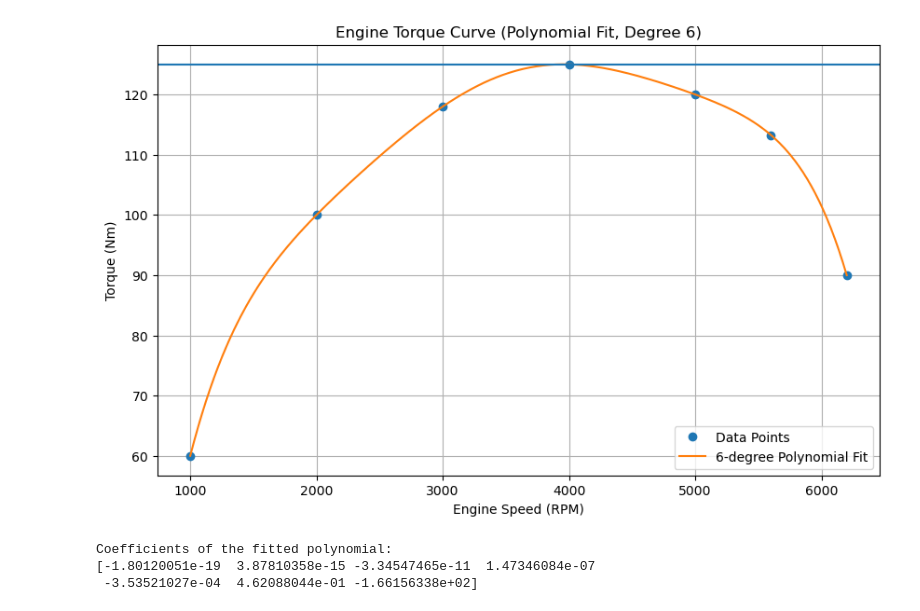
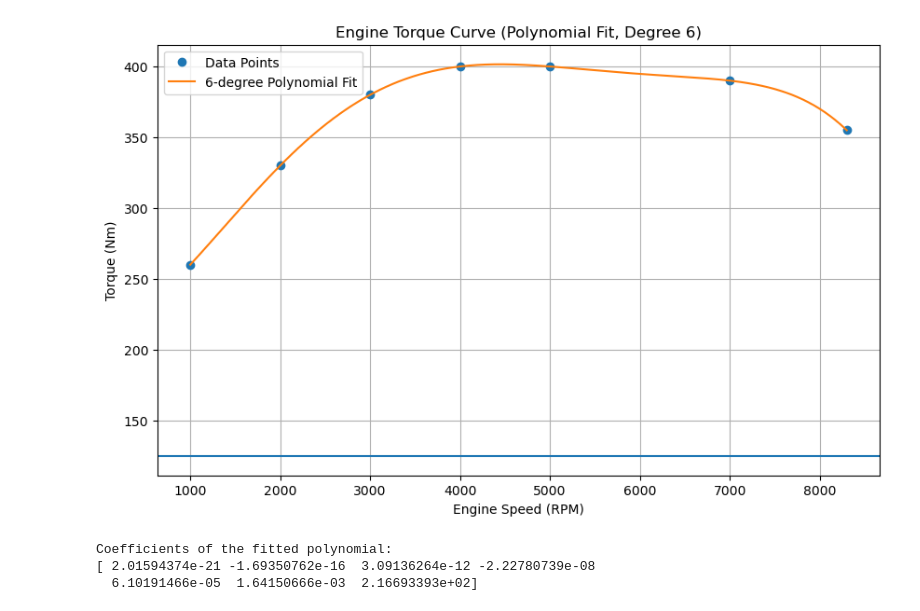
Before and after one commit to vougioukakis/car-acceleration-app, a Jupyter notebook: torque_curve_generator.ipynb, the cells around one changed output. Cells and saved outputs as stored; diff of their text form; code cells hidden in the pictures.

```diff
--- a/torque_curve_generator.ipynb
+++ b/torque_curve_generator.ipynb
@@ -8,46 +8,46 @@ import matplotlib.pyplot as plt
 
 # Given data points
 points = np.array([
-    [1000, 60],
-    [2000, 100],
-    [3000, 118],
-    [4000, 125],
-    [5000, 120],
-    [5600, 113.26],
-    [6200, 90],
+    [1000, 260],
+    [2000, 330],
+    [3000, 380],
+    [4000, 400],
+    [5000, 400],
+    [7000, 390],
+    [8300, 355],
 ])
 maxTq = 125
 rpm = points[:, 0]
 torque = points[:, 1]
 
 # Fit a 7th-degree polynomial to the data
 degree = 6
 coefficients = np.polyfit(rpm, torque, degree)
 
 # Create the polynomial function using the coefficients
 polynomial = np.poly1d(coefficients)
 
 # Generate smooth RPM values for plotting the polynomial
 rpm_smooth = np.linspace(rpm.min(), rpm.max(), 500)
 torque_smooth = polynomial(rpm_smooth)
 
 # Plot the data and the fitted polynomial curve
 plt.figure(figsize=(10, 6))
 plt.plot(rpm, torque, 'o', label="Data Points")
 plt.plot(rpm_smooth, torque_smooth, '-', label=f"{degree}-degree Polynomial Fit")
 plt.axhline(maxTq)  # Assuming the maximum torque is the maximum value in the dataset
 plt.xlabel("Engine Speed (RPM)")
 plt.ylabel("Torque (Nm)")
 plt.title(f"Engine Torque Curve (Polynomial Fit, Degree {degree})")
 plt.legend()
 plt.grid(True)
 plt.show()
 
 # Print the polynomial coefficients
 print("Coefficients of the fitted polynomial:")
 print(coefficients)
 # %% [output]
-[figure, old version]
+[figure, new version]
 Coefficients of the fitted polynomial:
-[-1.80120051e-19  3.87810358e-15 -3.34547465e-11  1.47346084e-07
- -3.53521027e-04  4.62088044e-01 -1.66156338e+02]
+[ 2.01594374e-21 -1.69350762e-16  3.09136264e-12 -2.22780739e-08
+  6.10191466e-05  1.64150666e-03  2.16693393e+02]
```
Also changed, not shown: 1 other file.
